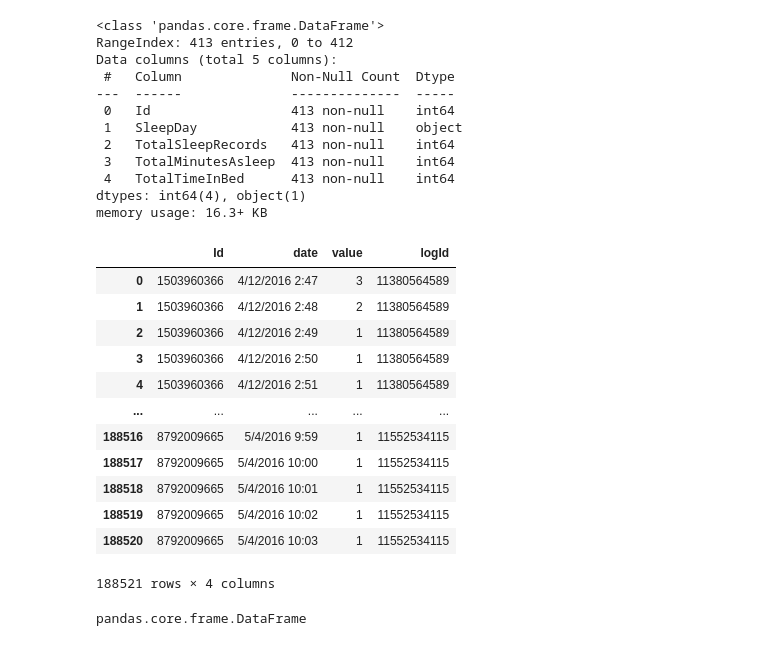
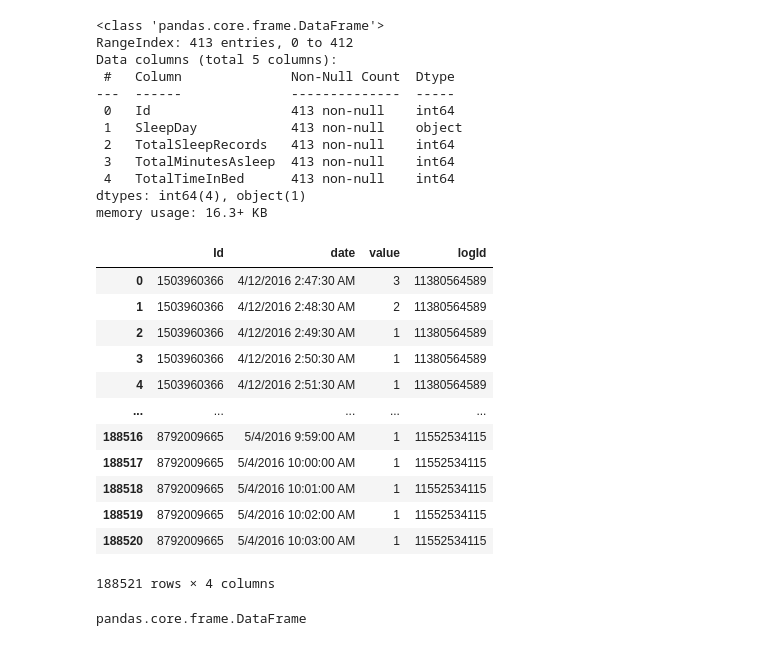
Before and after one commit to undeclairedchanges/exercise-and-sleep-analysis, a Jupyter notebook: Working-esa.ipynb, the cells around one changed output. Saved outputs shown, nothing was run; the diff lists cells and outputs as text; code cells hidden in the pictures.

```diff
--- a/Working-esa.ipynb
+++ b/Working-esa.ipynb
@@ -87,21 +86,21 @@ memory usage: 16.3+ KB
 #making a copy
 sleep = sleep_raw.copy()
 # %%
-sleepmins_raw = pd.read_csv("/Users/claire/Desktop/exercise-and-sleep-analysis/Files/minuteSleep_merged.csv")
+sleepmins_raw = pd.read_csv("/Users/User/Documents/GitHub/exercise-and-sleep-analysis/Files/minuteSleep_merged.csv")
 sleepmins_raw
 # %% [output]
 |  | Id | date | value | logId |
-| 0 | 1503960366 | 4/12/2016 2:47 | 3 | 11380564589 |
-| 1 | 1503960366 | 4/12/2016 2:48 | 2 | 11380564589 |
-| 2 | 1503960366 | 4/12/2016 2:49 | 1 | 11380564589 |
-| 3 | 1503960366 | 4/12/2016 2:50 | 1 | 11380564589 |
-| 4 | 1503960366 | 4/12/2016 2:51 | 1 | 11380564589 |
+| 0 | 1503960366 | 4/12/2016 2:47:30 AM | 3 | 11380564589 |
+| 1 | 1503960366 | 4/12/2016 2:48:30 AM | 2 | 11380564589 |
+| 2 | 1503960366 | 4/12/2016 2:49:30 AM | 1 | 11380564589 |
+| 3 | 1503960366 | 4/12/2016 2:50:30 AM | 1 | 11380564589 |
+| 4 | 1503960366 | 4/12/2016 2:51:30 AM | 1 | 11380564589 |
 | ... | ... | ... | ... | ... |
-| 188516 | 8792009665 | 5/4/2016 9:59 | 1 | 11552534115 |
-| 188517 | 8792009665 | 5/4/2016 10:00 | 1 | 11552534115 |
-| 188518 | 8792009665 | 5/4/2016 10:01 | 1 | 11552534115 |
-| 188519 | 8792009665 | 5/4/2016 10:02 | 1 | 11552534115 |
-| 188520 | 8792009665 | 5/4/2016 10:03 | 1 | 11552534115 |
+| 188516 | 8792009665 | 5/4/2016 9:59:00 AM | 1 | 11552534115 |
+| 188517 | 8792009665 | 5/4/2016 10:00:00 AM | 1 | 11552534115 |
+| 188518 | 8792009665 | 5/4/2016 10:01:00 AM | 1 | 11552534115 |
+| 188519 | 8792009665 | 5/4/2016 10:02:00 AM | 1 | 11552534115 |
+| 188520 | 8792009665 | 5/4/2016 10:03:00 AM | 1 | 11552534115 |
 188521 rows × 4 columns
 # %%
 type(sleepmins_raw)
```
Also changed, not shown: parts of 14 cells of this notebook.
